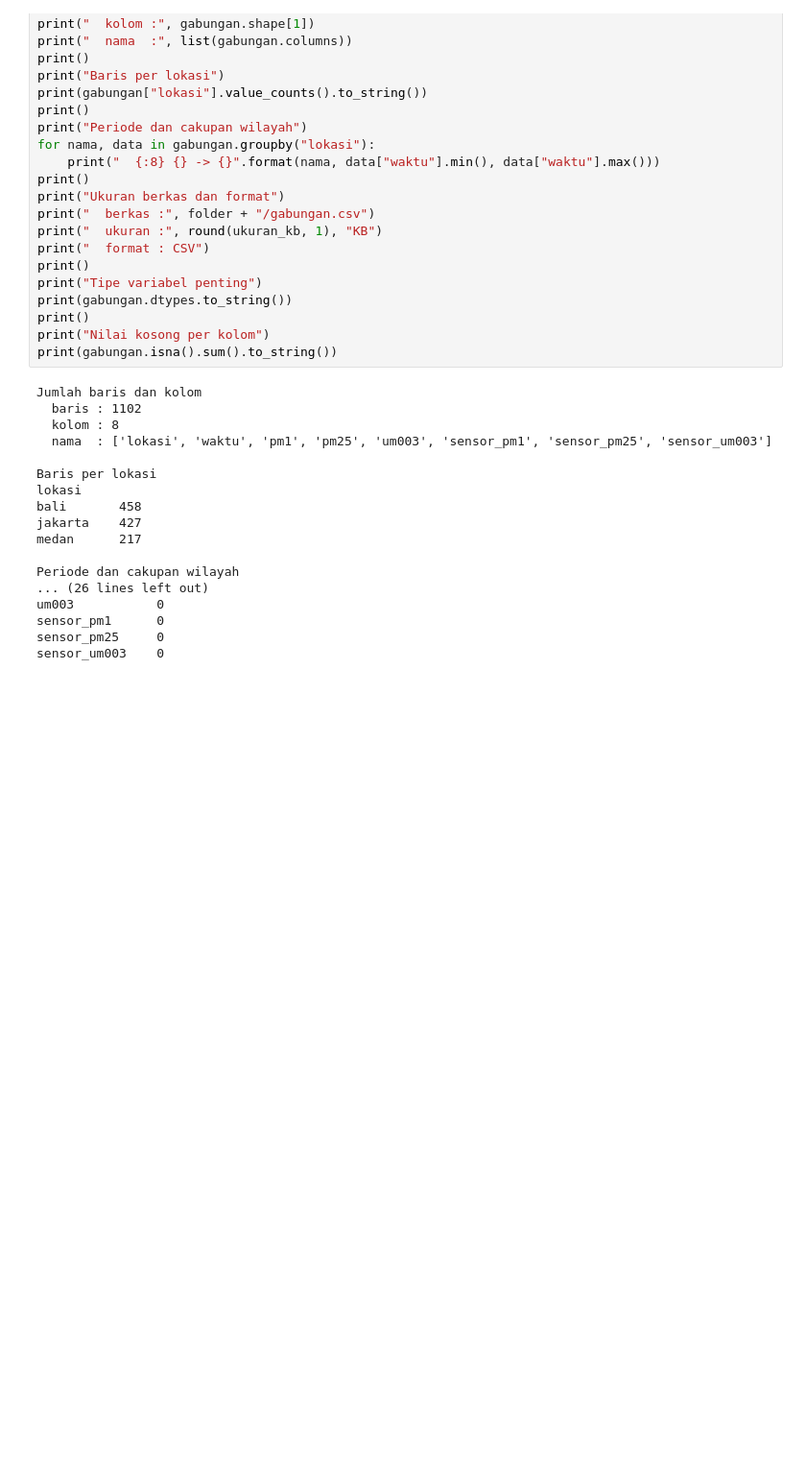
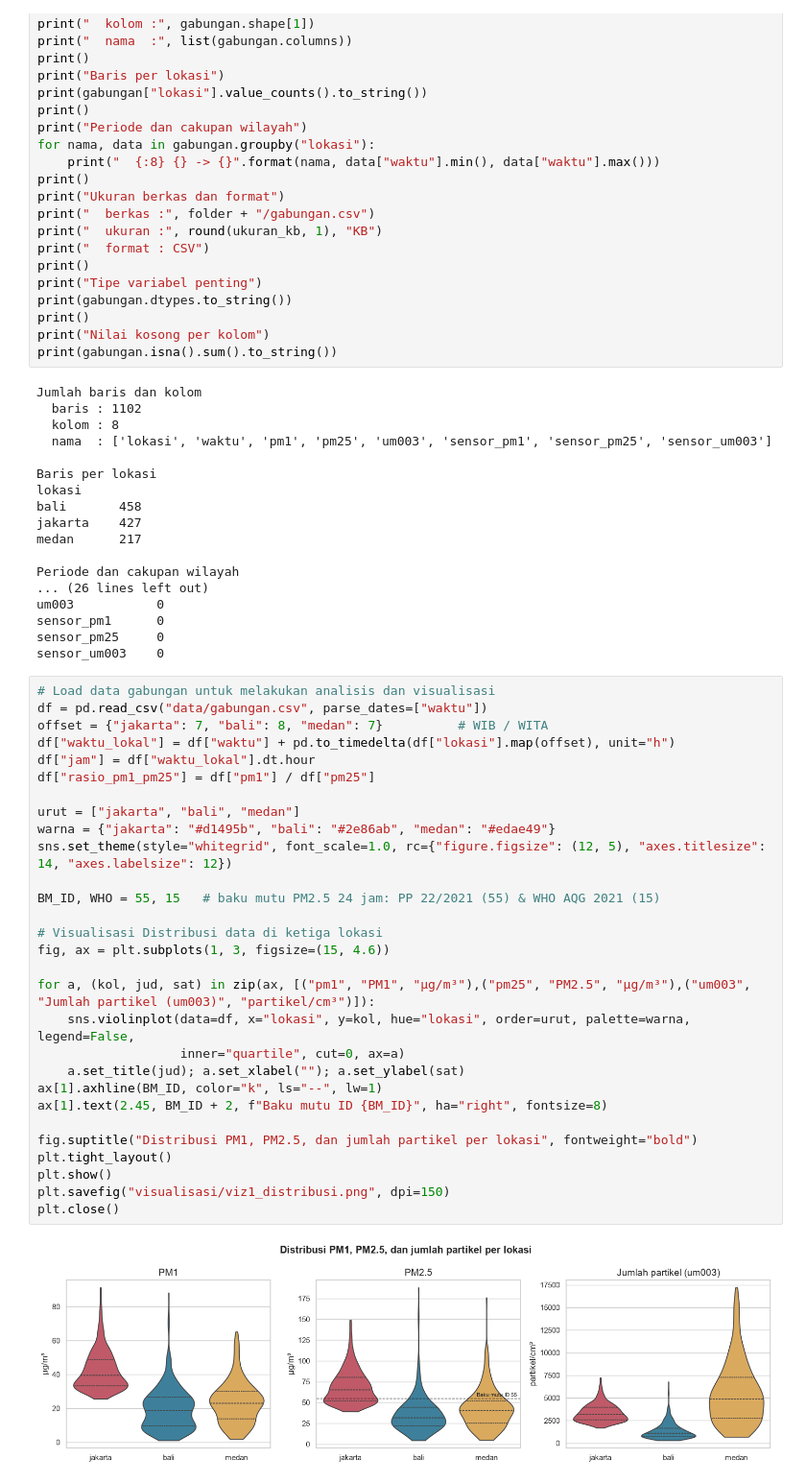
Before and after one commit to hawaricracker/Tugas-BigData, a Jupyter notebook: tubes.ipynb, the cells around one changed output. Shown at 96% size. Drawn from its saved outputs; the diff is of its cells as text; blank space fills up the shorter version.

Commit message:
Visualisasi untuk melihat distribusi, deret waktu dan pola harian, serta kolerasi antar fitur

```diff
--- a/tubes.ipynb
+++ b/tubes.ipynb
@@ -203,3 +206,34 @@ um003           0
 sensor_pm1      0
 sensor_pm25     0
 sensor_um003    0
+# %%
+# Load data gabungan untuk melakukan analisis dan visualisasi
+df = pd.read_csv("data/gabungan.csv", parse_dates=["waktu"])
+offset = {"jakarta": 7, "bali": 8, "medan": 7}          # WIB / WITA
+df["waktu_lokal"] = df["waktu"] + pd.to_timedelta(df["lokasi"].map(offset), unit="h")
+df["jam"] = df["waktu_lokal"].dt.hour
+df["rasio_pm1_pm25"] = df["pm1"] / df["pm25"]
+
+urut = ["jakarta", "bali", "medan"]
+warna = {"jakarta": "#d1495b", "bali": "#2e86ab", "medan": "#edae49"}
+sns.set_theme(style="whitegrid", font_scale=1.0, rc={"figure.figsize": (12, 5), "axes.titlesize": 14, "axes.labelsize": 12})
+
+BM_ID, WHO = 55, 15   # baku mutu PM2.5 24 jam: PP 22/2021 (55) & WHO AQG 2021 (15)
+
+# Visualisasi Distribusi data di ketiga lokasi
+fig, ax = plt.subplots(1, 3, figsize=(15, 4.6))
+
+for a, (kol, jud, sat) in zip(ax, [("pm1", "PM1", "µg/m³"),("pm25", "PM2.5", "µg/m³"),("um003", "Jumlah partikel (um003)", "partikel/cm³")]):
+    sns.violinplot(data=df, x="lokasi", y=kol, hue="lokasi", order=urut, palette=warna, legend=False,
+                   inner="quartile", cut=0, ax=a)
+    a.set_title(jud); a.set_xlabel(""); a.set_ylabel(sat)
+ax[1].axhline(BM_ID, color="k", ls="--", lw=1)
+ax[1].text(2.45, BM_ID + 2, f"Baku mutu ID {BM_ID}", ha="right", fontsize=8)
+
+fig.suptitle("Distribusi PM1, PM2.5, dan jumlah partikel per lokasi", fontweight="bold")
+plt.tight_layout()
+plt.show()
+plt.savefig("visualisasi/viz1_distribusi.png", dpi=150)
+plt.close()
+# %% [output]
+[figure, added]
```
Also changed, not shown: parts of 6 cells of this notebook, 5 other files.
